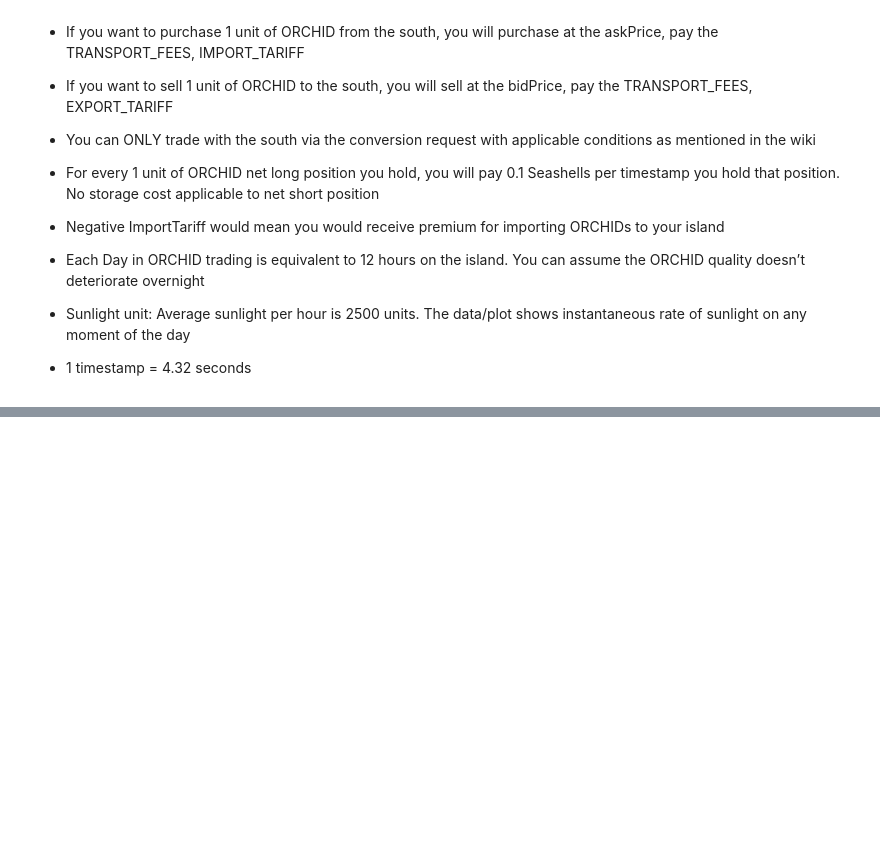
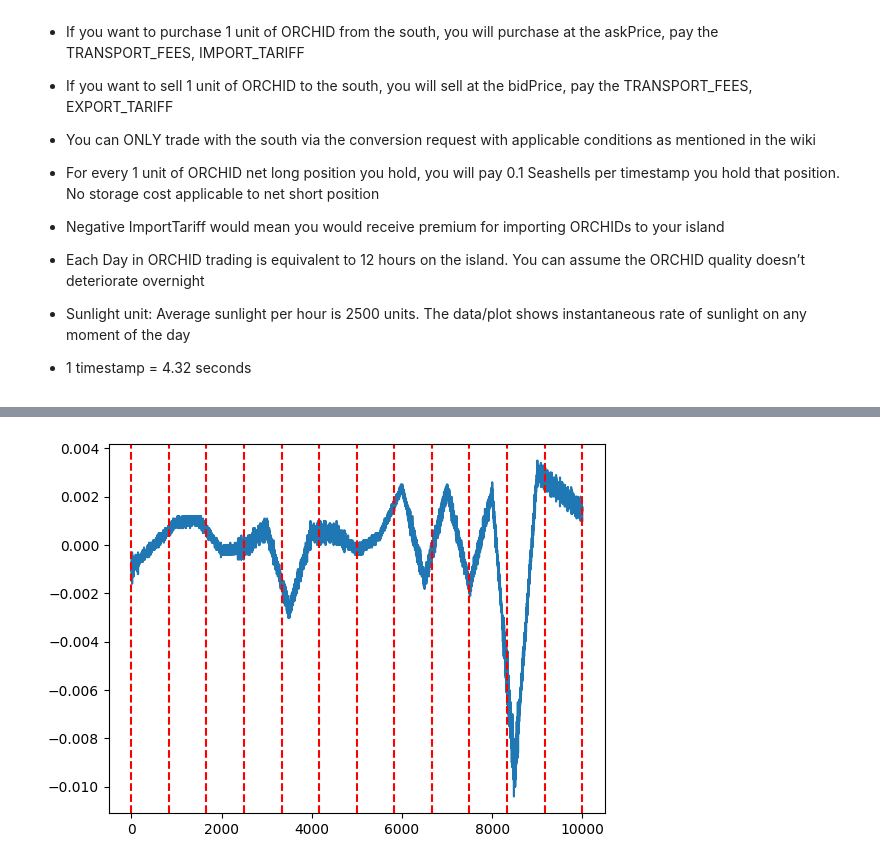
Before and after one commit to naman-doshi/IMCProsperity-2, a Jupyter notebook: R2/analysis.ipynb, the cells around one changed output, grey strips where cells are left out. Cells and saved outputs as stored; diff of their text form; code cells hidden in the pictures; blank space fills up the shorter version.

```diff
--- a/R2/analysis.ipynb
+++ b/R2/analysis.ipynb
@@ -113,0 +81,6 @@ df['SELL_COST'].plot()
+# %%
+df['SUNLIGHT'].diff().diff().plot()
+for i in range(0, 12*6+1):
+    plt.axvline(x=i*833/6, color='r', linestyle='--')
+# %% [output]
+[figure, added]
```
Also changed, not shown: parts of 9 cells of this notebook, 1 other file.
